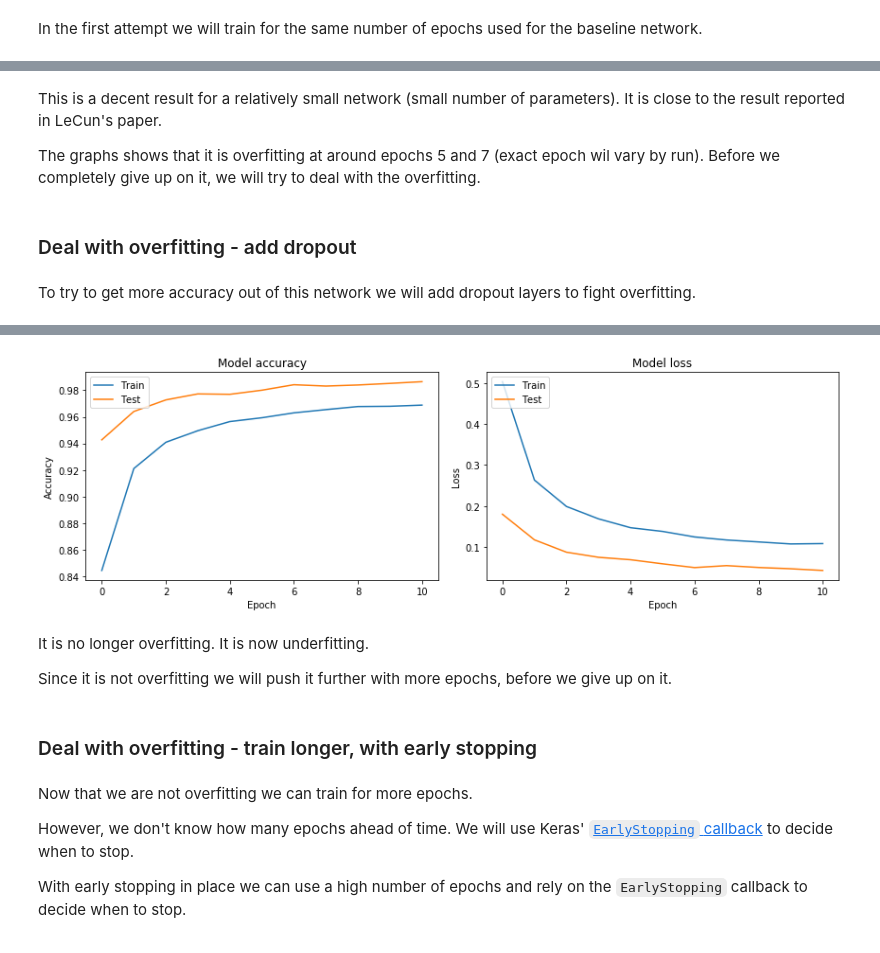
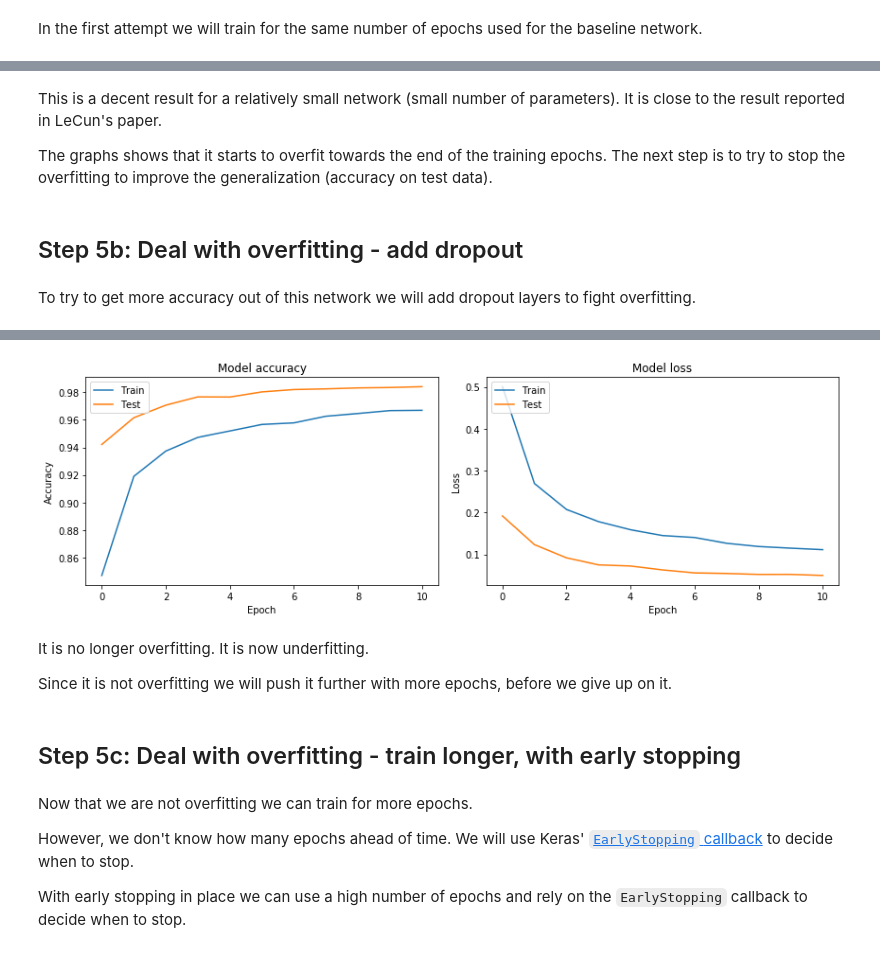
Before and after one commit to fau-masters-collected-works-cgarbin/cap6618-computer-vision, a Jupyter notebook: module5/CAP6618_PP3_final_cgarbin.ipynb, the cells around one changed output, grey strips where cells are left out. Saved outputs shown, nothing was run; the diff lists cells and outputs as text; code cells hidden in the pictures.

Commit message:
Final run before report

```diff
--- a/module5/CAP6618_PP3_final_cgarbin.ipynb
+++ b/module5/CAP6618_PP3_final_cgarbin.ipynb
@@ -283,9 +292,9 @@ Test accuracy: 0.9868
 # %% [markdown]
 This is a decent result for a relatively small network (small number of parameters). It is close to the result reported in LeCun's paper.
 
-The graphs shows that it is overfitting at around epochs 5 and 7 (exact epoch wil vary by run). Before we completely give up on it, we will try to deal with the overfitting.
+The graphs shows that it starts to overfit towards the end of the training epochs. The next step is to try to stop the overfitting to improve the generalization (accuracy on test data).
 # %% [markdown]
-### Deal with overfitting - add dropout
+## Step 5b: Deal with overfitting - add dropout
 # %% [markdown]
 To try to get more accuracy out of this network we will add dropout layers to fight overfitting.
 # %%
@@ -315,7 +324,8 @@ def get_lenet_like_model_with_dropout():
 
     return model
 # %%
-model_lenet_like_with_dropout = train_validate_analyze(get_lenet_like_model_with_dropout, 'lenet-like-with-dropout', batch_size=128, epochs=11)
+model_lenet_like_with_dropout = train_validate_analyze(get_lenet_like_model_with_dropout,
+                                                       'lenet-like-with-dropout', batch_size=128, epochs=11)
 # %% [output]
 _________________________________________________________________
 Layer (type)                 Output Shape              Param #
@@ -337,10 +347,10 @@ Test accuracy: 0.9864
-[figure, old version]
+[figure, new version]
 # %% [markdown]
 It is no longer overfitting. It is now underfitting.
 
 Since it is not overfitting we will push it further with more epochs, before we give up on it.
 # %% [markdown]
-### Deal with overfitting - train longer, with early stopping
+## Step 5c:  Deal with overfitting - train longer, with early stopping
 # %% [markdown]
 Now that we are not overfitting we can train for more epochs.
 
```
Also changed, not shown: parts of 56 cells of this notebook, 3 other files.
